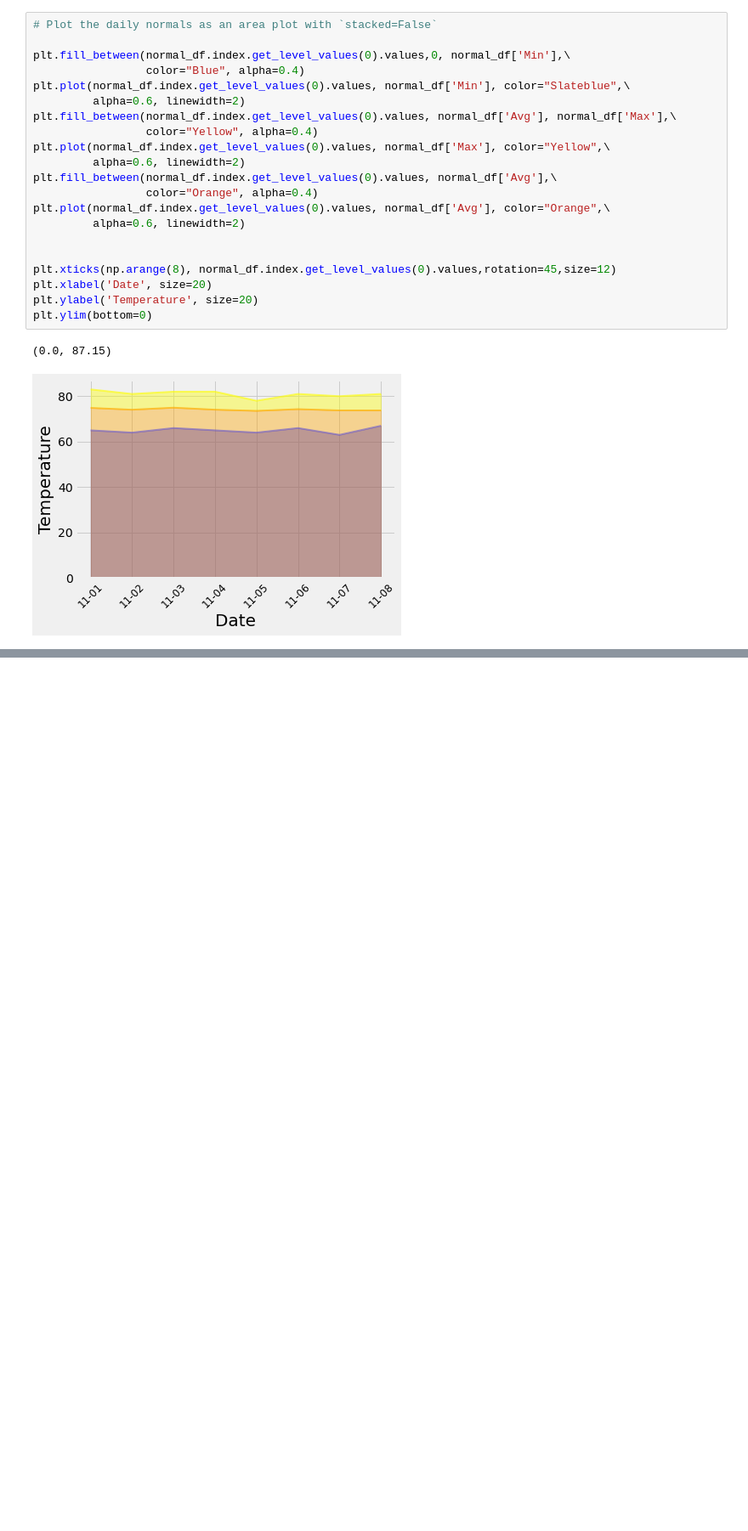
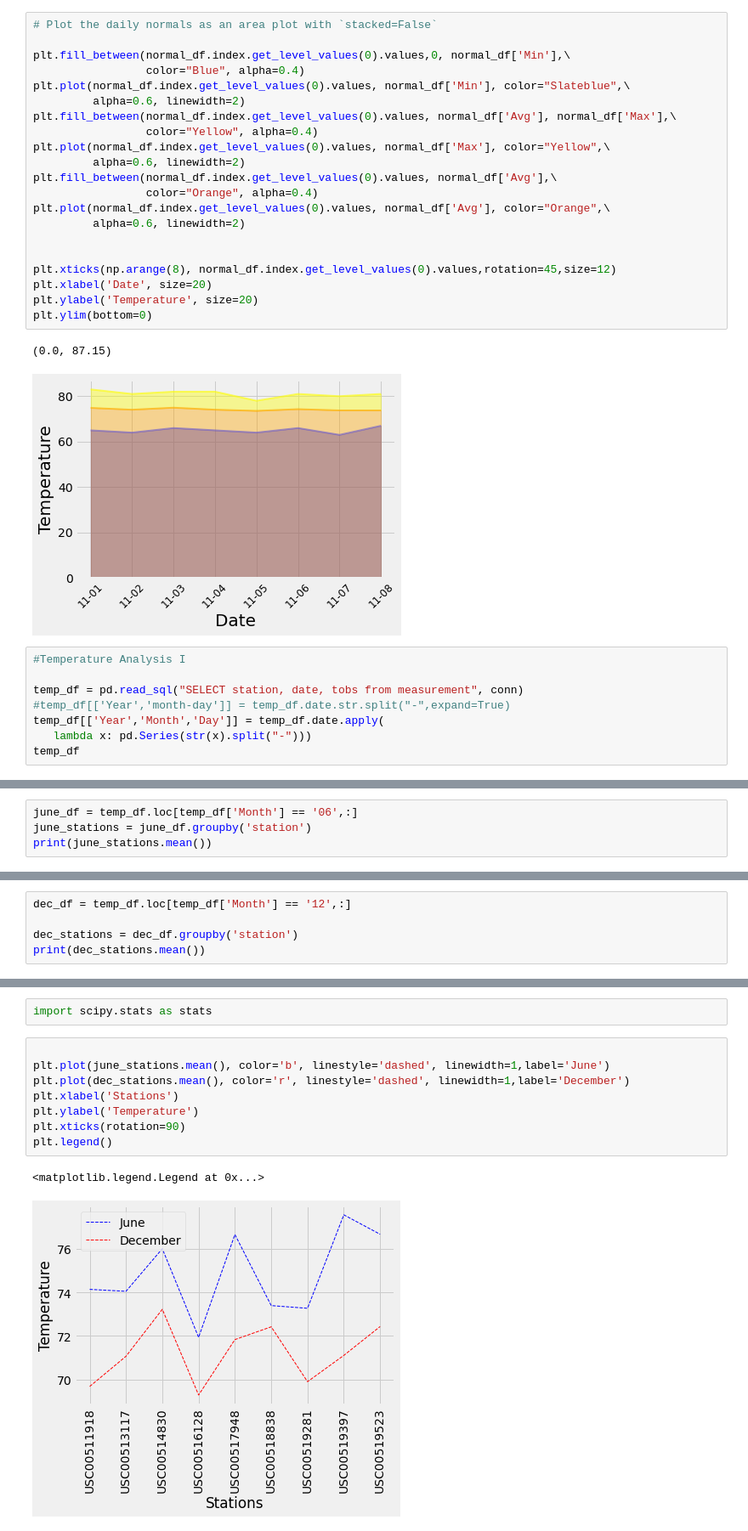
Before and after one commit to bpezzullo/SQLAlchemy-challenge, a Jupyter notebook: climate_starter.ipynb, the cells around one changed output, grey strips where cells are left out. Shown at 85% size. Drawn from its saved outputs; the diff is of its cells as text; blank space fills up the shorter version.

```diff
--- a/climate_starter.ipynb
+++ b/climate_starter.ipynb
@@ -487,3 +489,11 @@ plt.ylim(bottom=0)
 # %% [output]
 (0.0, 87.15)
 [figure]
+# %%
+#Temperature Analysis I
+
+temp_df = pd.read_sql("SELECT station, date, tobs from measurement", conn)
+#temp_df[['Year','month-day']] = temp_df.date.str.split("-",expand=True)
+temp_df[['Year','Month','Day']] = temp_df.date.apply(
+   lambda x: pd.Series(str(x).split("-")))
+temp_df
@@ -489,0 +514,4 @@ plt.ylim(bottom=0)
+# %%
+june_df = temp_df.loc[temp_df['Month'] == '06',:]
+june_stations = june_df.groupby('station')
+print(june_stations.mean())
@@ -489,0 +530,5 @@ plt.ylim(bottom=0)
+# %%
+dec_df = temp_df.loc[temp_df['Month'] == '12',:]
+
+dec_stations = dec_df.groupby('station')
+print(dec_stations.mean())
@@ -489,0 +547,13 @@ plt.ylim(bottom=0)
+# %%
+import scipy.stats as stats
+# %%
+
+plt.plot(june_stations.mean(), color='b', linestyle='dashed', linewidth=1,label='June')
+plt.plot(dec_stations.mean(), color='r', linestyle='dashed', linewidth=1,label='December')
+plt.xlabel('Stations')
+plt.ylabel('Temperature')
+plt.xticks(rotation=90)
+plt.legend()
+# %% [output]
+<matplotlib.legend.Legend at 0x...>
+[figure, added]
```
Also changed, not shown: parts of 8 cells of this notebook.
